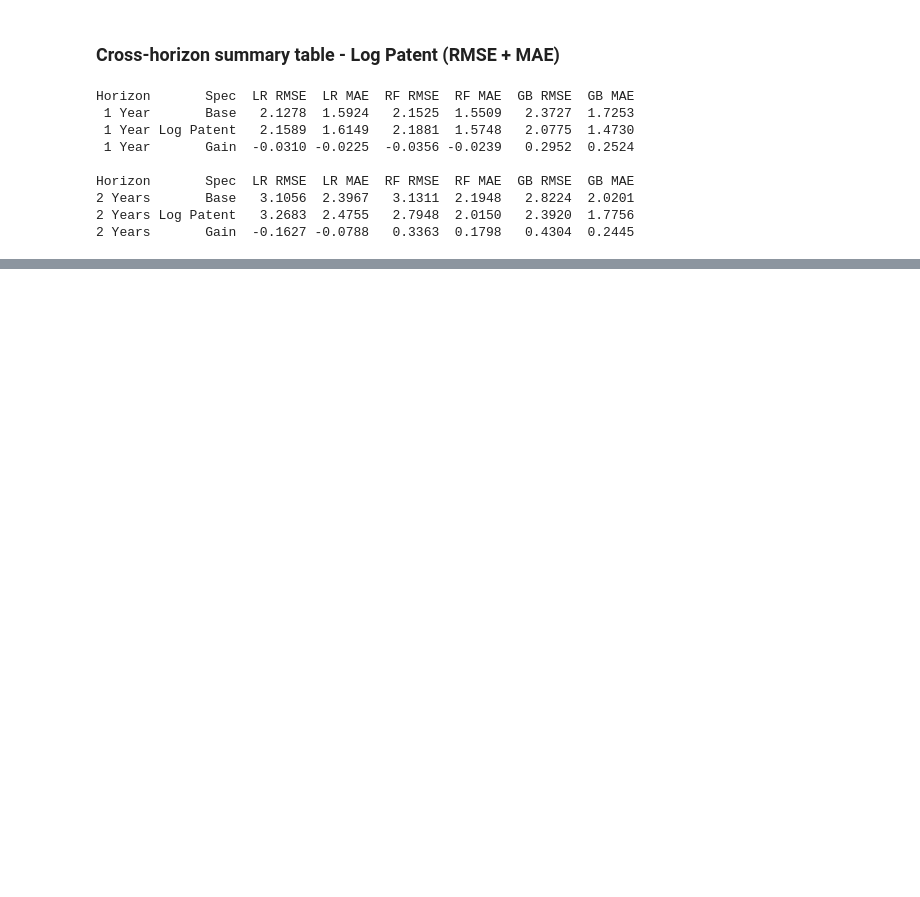
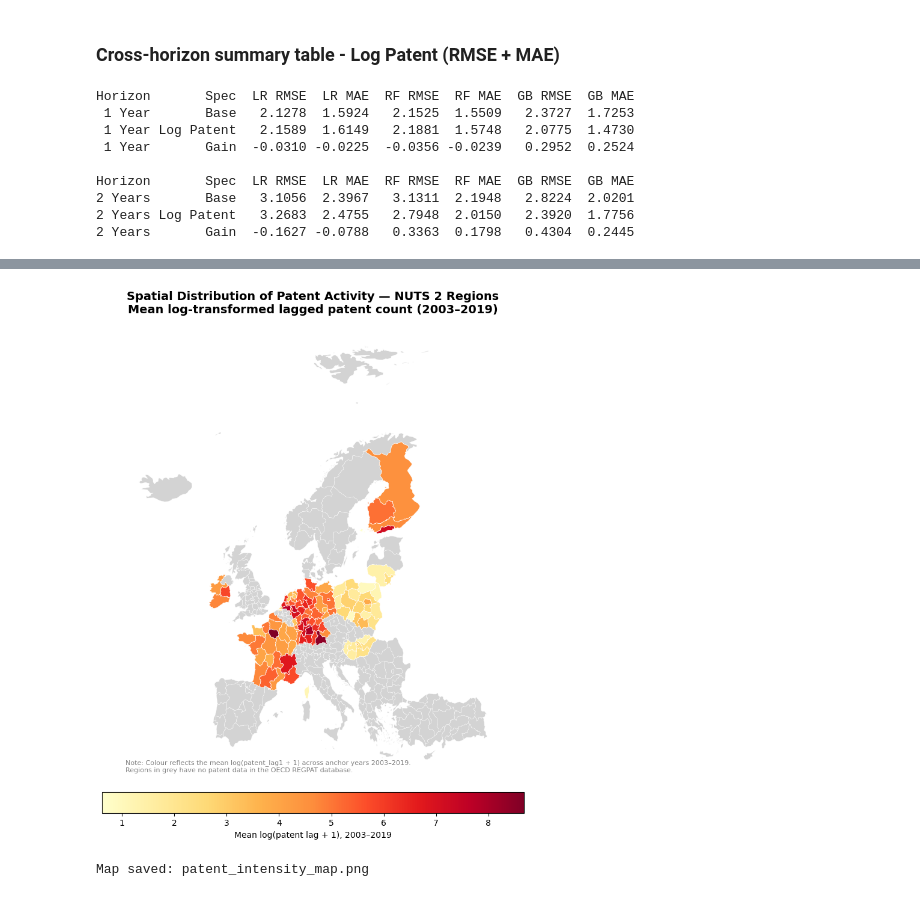
Before and after one commit to SL-Pedro/masters, a Jupyter notebook: Patents1.3.ipynb, the cells around one changed output, grey strips where cells are left out. Cells and saved outputs as stored; diff of their text form; code cells hidden in the pictures; blank space fills up the shorter version.

```diff
--- a/Patents1.3.ipynb
+++ b/Patents1.3.ipynb
@@ -4238,0 +5027,69 @@ Horizon       Spec  LR RMSE  LR MAE  RF RMSE  RF MAE  GB RMSE  GB MAE
+# %%
+import geopandas as gpd
+import matplotlib.pyplot as plt
+import numpy as np
+
+# ── 1. Calcular a média do log_patent_lag1 por região (2003–2019) ─────────
+df_patent_map = (
+    df_patents[df_patents["Year"].between(2003, 2019)]
+    .assign(log_patent_lag1=lambda x: np.log1p(x["patent_lag1"]))
+    .groupby("NUTS")["log_patent_lag1"]
+    .mean()
+    .reset_index()
+    .rename(columns={"log_patent_lag1": "mean_log_patent"})
+)
+
+# ── 2. Carregar shapefile NUTS 2 ──────────────────────────────────────────
+nuts2_url = "https://gisco-services.ec.europa.eu/distribution/v2/nuts/geojson/NUTS_RG_20M_2021_4326_LEVL_2.geojson"
+nuts2 = gpd.read_file(nuts2_url)[["NUTS_ID", "geometry"]]
+
+nuts2_map = nuts2.merge(df_patent_map, left_on="NUTS_ID", right_on="NUTS", how="left")
+
+# ── 3. Clip para a Europa continental ────────────────────────────────────
+nuts2_eu = nuts2_map.cx[-25:45, 34:72]
+
+# ── 4. Plot ───────────────────────────────────────────────────────────────
+fig, ax = plt.subplots(1, 1, figsize=(12, 10))
+
+# Regiões sem dados a cinzento
+nuts2_eu[nuts2_eu["mean_log_patent"].isna()].plot(
+    ax=ax, color="#d3d3d3", linewidth=0.3, edgecolor="white"
+)
+
+# Regiões com dados
+nuts2_eu[nuts2_eu["mean_log_patent"].notna()].plot(
+    column="mean_log_patent",
+    ax=ax,
+    cmap="YlOrRd",
+    linewidth=0.5,
+    edgecolor="white",
+    legend=True,
+    legend_kwds={
+        "label":       "Mean log(patent lag + 1), 2003–2019",
+        "orientation": "horizontal",
+        "shrink":      0.6,
+        "pad":         0.02
+    }
+)
+
+ax.set_title(
+    "Spatial Distribution of Patent Activity — NUTS 2 Regions\n"
+    "Mean log-transformed lagged patent count (2003–2019)",
+    fontsize=14, fontweight="bold", pad=15
+)
+ax.set_axis_off()
+
+ax.annotate(
+    "Note: Colour reflects the mean log(patent_lag1 + 1) across anchor years 2003–2019.\n"
+    "Regions in grey have no patent data in the OECD REGPAT database.",
+    xy=(0.01, 0.02), xycoords="axes fraction",
+    fontsize=8, color="grey"
+)
+
+plt.tight_layout()
+plt.savefig("patent_intensity_map.png", dpi=200, bbox_inches="tight")
+plt.show()
+print("Map saved: patent_intensity_map.png")
+# %% [output]
+[figure, added]
+Map saved: patent_intensity_map.png
```
Also changed, not shown: parts of 49 cells of this notebook.
